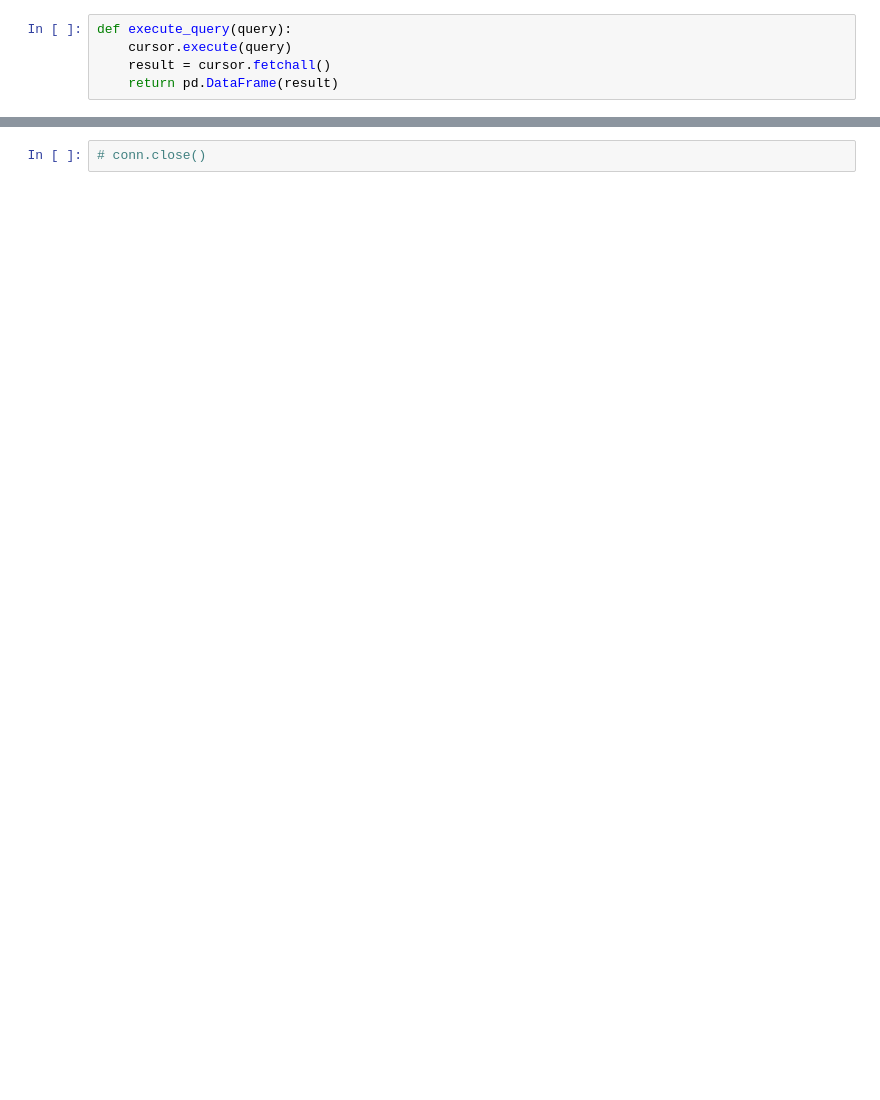
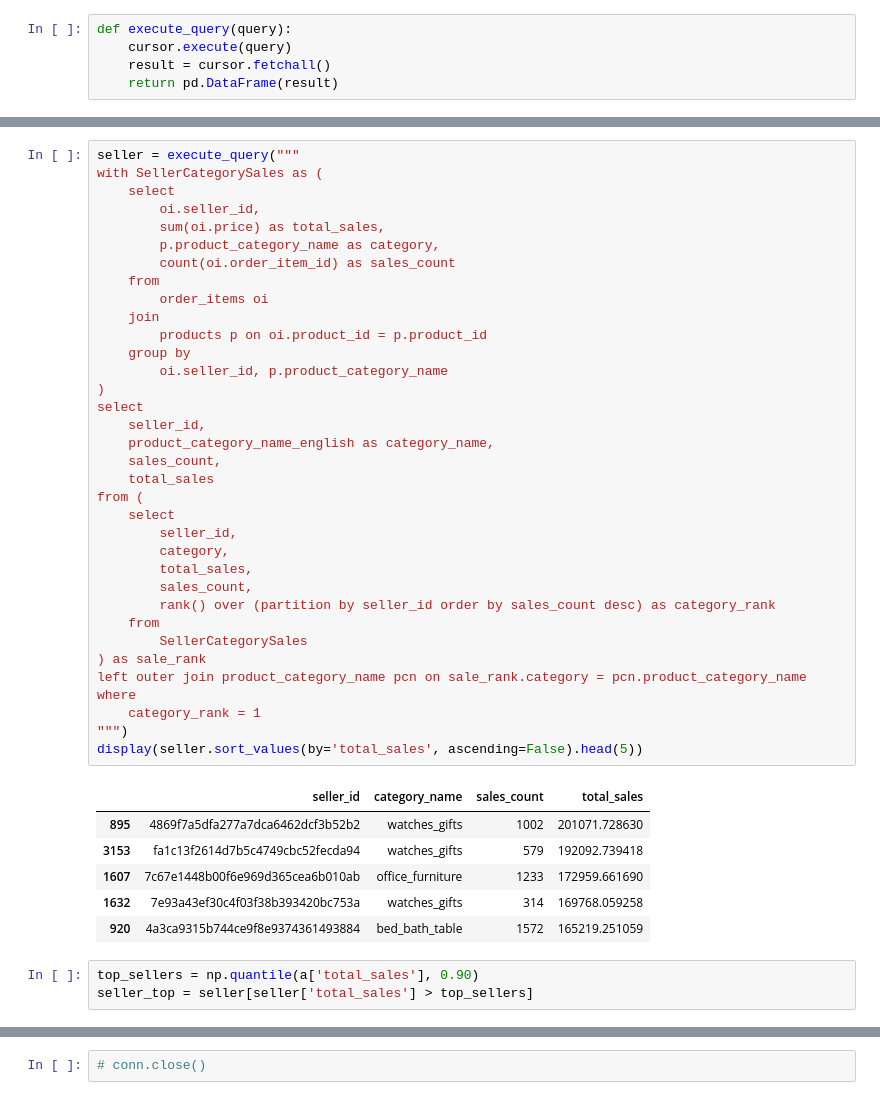
Before and after one commit to HyunsungRyu/Ecommerce_analysis, a Jupyter notebook: olist.ipynb, the cells around one changed output, grey strips where cells are left out. Drawn from its saved outputs; the diff is of its cells as text; blank space fills up the shorter version.

```diff
--- a/olist.ipynb
+++ b/olist.ipynb
@@ -180,0 +204,45 @@ Index(['order_id', 'customer_id', 'product_id', 'review_score',
+# %%
+seller = execute_query("""
+with SellerCategorySales as (
+    select
+        oi.seller_id,
+        sum(oi.price) as total_sales,
+        p.product_category_name as category,
+        count(oi.order_item_id) as sales_count
+    from
+        order_items oi
+    join
+        products p on oi.product_id = p.product_id
+    group by
+        oi.seller_id, p.product_category_name
+)
+select
+    seller_id,
+    product_category_name_english as category_name,
+    sales_count,
+    total_sales
+from (
+    select
+        seller_id,
+        category,
+        total_sales,
+        sales_count,
+        rank() over (partition by seller_id order by sales_count desc) as category_rank
+    from
+        SellerCategorySales
+) as sale_rank
+left outer join product_category_name pcn on sale_rank.category = pcn.product_category_name
+where
+    category_rank = 1
+""")
+display(seller.sort_values(by='total_sales', ascending=False).head(5))
+# %% [output]
+|  | seller_id | category_name | sales_count | total_sales |
+| 895 | 4869f7a5dfa277a7dca6462dcf3b52b2 | watches_gifts | 1002 | 201071.728630 |
+| 3153 | fa1c13f2614d7b5c4749cbc52fecda94 | watches_gifts | 579 | 192092.739418 |
+| 1607 | 7c67e1448b00f6e969d365cea6b010ab | office_furniture | 1233 | 172959.661690 |
+| 1632 | 7e93a43ef30c4f03f38b393420bc753a | watches_gifts | 314 | 169768.059258 |
+| 920 | 4a3ca9315b744ce9f8e9374361493884 | bed_bath_table | 1572 | 165219.251059 |
+# %%
+top_sellers = np.quantile(a['total_sales'], 0.90)
+seller_top = seller[seller['total_sales'] > top_sellers]
```
Also changed, not shown: parts of 12 cells of this notebook.
